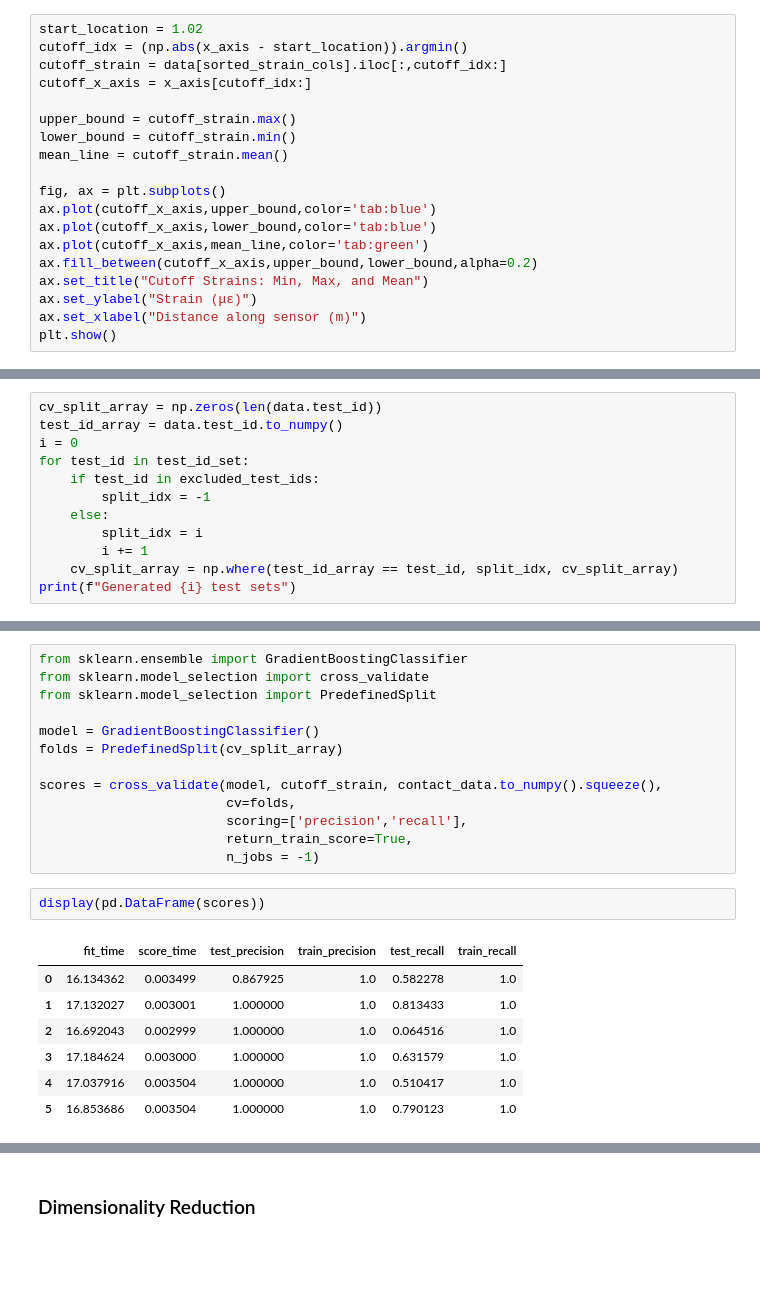
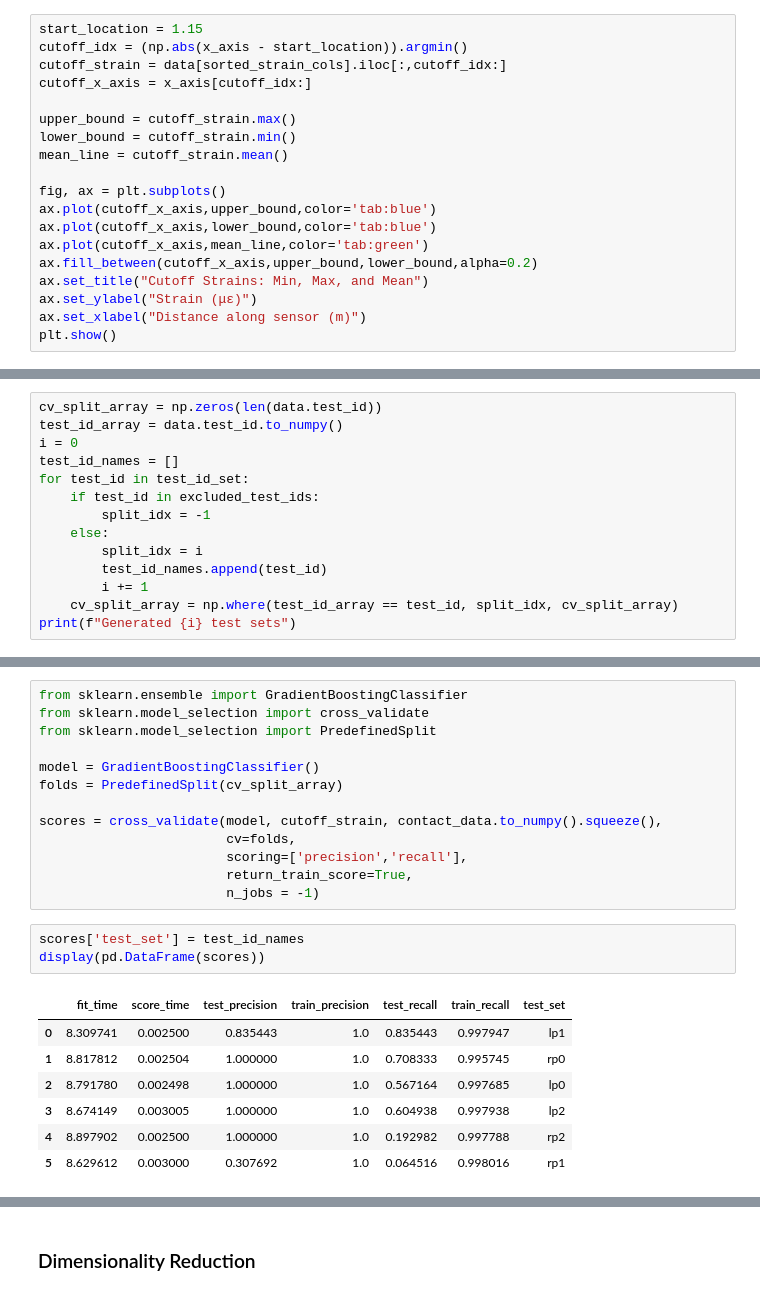
Before and after one commit to Jskacines/strain_learning, a Jupyter notebook: contact_classification.ipynb, the cells around one changed output, grey strips where cells are left out. Saved outputs shown, nothing was run; the diff lists cells and outputs as text; blank space fills up the shorter version.

```diff
--- a/contact_classification.ipynb
+++ b/contact_classification.ipynb
@@ -134,7 +134,7 @@ plt.show()
 # %% [markdown]
 ### Cutoff excess early data
 # %%
-start_location = 1.02
+start_location = 1.15
 cutoff_idx = (np.abs(x_axis - start_location)).argmin()
 cutoff_strain = data[sorted_strain_cols].iloc[:,cutoff_idx:]
 cutoff_x_axis = x_axis[cutoff_idx:]
@@ -198,11 +198,13 @@ Name: count, dtype: int64
 cv_split_array = np.zeros(len(data.test_id))
 test_id_array = data.test_id.to_numpy()
 i = 0
+test_id_names = []
 for test_id in test_id_set:
     if test_id in excluded_test_ids:
         split_idx = -1
     else:
         split_idx = i
+        test_id_names.append(test_id)
         i += 1
     cv_split_array = np.where(test_id_array == test_id, split_idx, cv_split_array)
 print(f"Generated {i} test sets")
@@ -224,15 +226,16 @@ scores = cross_validate(model, cutoff_strain, contact_data.to_numpy().squeeze(),
                         return_train_score=True,
                         n_jobs = -1)
 # %%
+scores['test_set'] = test_id_names
 display(pd.DataFrame(scores))
 # %% [output]
-|  | fit_time | score_time | test_precision | train_precision | test_recall | train_recall |
-| 0 | 16.134362 | 0.003499 | 0.867925 | 1.0 | 0.582278 | 1.0 |
-| 1 | 17.132027 | 0.003001 | 1.000000 | 1.0 | 0.813433 | 1.0 |
-| 2 | 16.692043 | 0.002999 | 1.000000 | 1.0 | 0.064516 | 1.0 |
-| 3 | 17.184624 | 0.003000 | 1.000000 | 1.0 | 0.631579 | 1.0 |
-| 4 | 17.037916 | 0.003504 | 1.000000 | 1.0 | 0.510417 | 1.0 |
-| 5 | 16.853686 | 0.003504 | 1.000000 | 1.0 | 0.790123 | 1.0 |
+|  | fit_time | score_time | test_precision | train_precision | test_recall | train_recall | test_set |
+| 0 | 8.309741 | 0.002500 | 0.835443 | 1.0 | 0.835443 | 0.997947 | lp1 |
+| 1 | 8.817812 | 0.002504 | 1.000000 | 1.0 | 0.708333 | 0.995745 | rp0 |
+| 2 | 8.791780 | 0.002498 | 1.000000 | 1.0 | 0.567164 | 0.997685 | lp0 |
+| 3 | 8.674149 | 0.003005 | 1.000000 | 1.0 | 0.604938 | 0.997938 | lp2 |
+| 4 | 8.897902 | 0.002500 | 1.000000 | 1.0 | 0.192982 | 0.997788 | rp2 |
+| 5 | 8.629612 | 0.003000 | 0.307692 | 1.0 | 0.064516 | 0.998016 | rp1 |
 # %%
 # Reduce overfitting with regularization parameters
 from sklearn.ensemble import GradientBoostingClassifier
```
Also changed, not shown: parts of 8 cells of this notebook.
